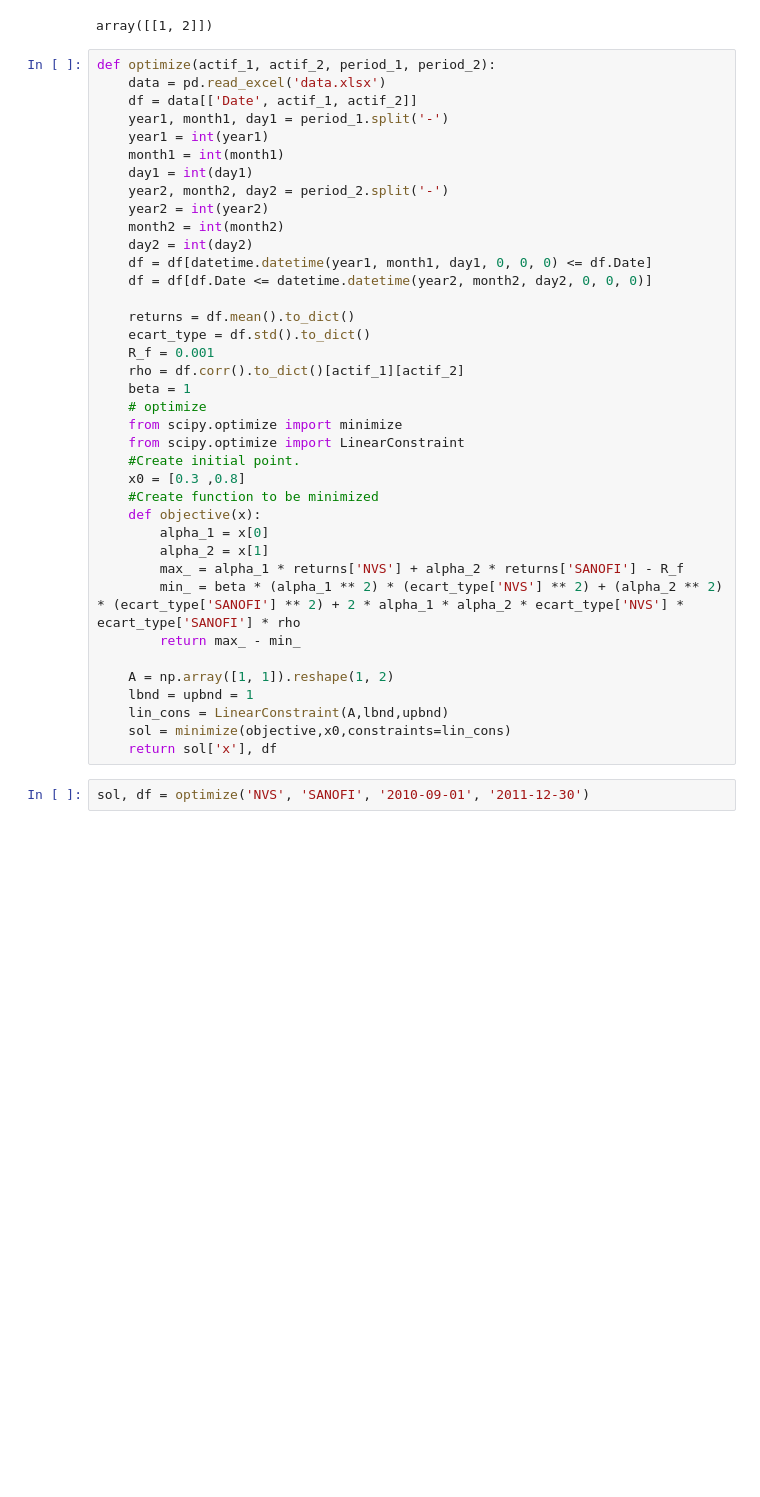
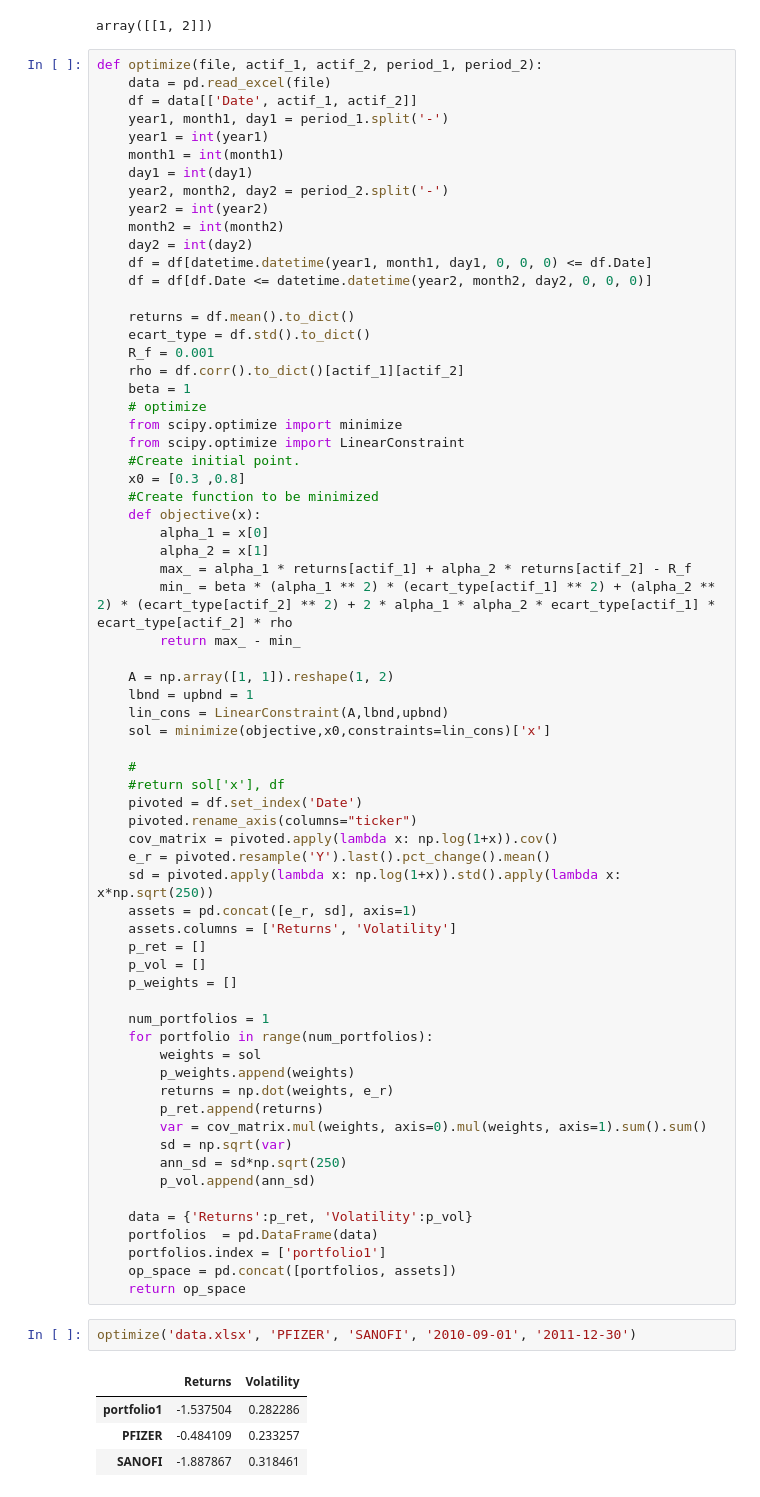
Before and after one commit to lnsongxf/dynamic-conditional-correlation, a Jupyter notebook: notebook.ipynb, the cells around one changed output. Saved outputs shown, nothing was run; the diff lists cells and outputs as text; blank space fills up the shorter version.

```diff
--- a/notebook.ipynb
+++ b/notebook.ipynb
@@ -335,8 +335,8 @@ fun: -7.036327331481066e-05
 # %% [output]
 array([[1, 2]])
 # %%
-def optimize(actif_1, actif_2, period_1, period_2):
-    data = pd.read_excel('data.xlsx')
+def optimize(file, actif_1, actif_2, period_1, period_2):
+    data = pd.read_excel(file)
     df = data[['Date', actif_1, actif_2]]
     year1, month1, day1 = period_1.split('-')
     year1 = int(year1)
@@ -363,14 +363,48 @@ def optimize(actif_1, actif_2, period_1, period_2):
     def objective(x):
         alpha_1 = x[0]
         alpha_2 = x[1]
-        max_ = alpha_1 * returns['NVS'] + alpha_2 * returns['SANOFI'] - R_f
-        min_ = beta * (alpha_1 ** 2) * (ecart_type['NVS'] ** 2) + (alpha_2 ** 2) * (ecart_type['SANOFI'] ** 2) + 2 * alpha_1 * alpha_2 * ecart_type['NVS'] * ecart_type['SANOFI'] * rho
+        max_ = alpha_1 * returns[actif_1] + alpha_2 * returns[actif_2] - R_f
+        min_ = beta * (alpha_1 ** 2) * (ecart_type[actif_1] ** 2) + (alpha_2 ** 2) * (ecart_type[actif_2] ** 2) + 2 * alpha_1 * alpha_2 * ecart_type[actif_1] * ecart_type[actif_2] * rho
         return max_ - min_
 
     A = np.array([1, 1]).reshape(1, 2)
     lbnd = upbnd = 1
     lin_cons = LinearConstraint(A,lbnd,upbnd)
-    sol = minimize(objective,x0,constraints=lin_cons)
-    return sol['x'], df
+    sol = minimize(objective,x0,constraints=lin_cons)['x']
+
+    #
+    #return sol['x'], df
+    pivoted = df.set_index('Date')
+    pivoted.rename_axis(columns="ticker")
+    cov_matrix = pivoted.apply(lambda x: np.log(1+x)).cov()
+    e_r = pivoted.resample('Y').last().pct_change().mean()
+    sd = pivoted.apply(lambda x: np.log(1+x)).std().apply(lambda x: x*np.sqrt(250))
+    assets = pd.concat([e_r, sd], axis=1)
+    assets.columns = ['Returns', 'Volatility']
+    p_ret = []
+    p_vol = []
+    p_weights = []
+
+    num_portfolios = 1
+    for portfolio in range(num_portfolios):
+        weights = sol
+        p_weights.append(weights)
+        returns = np.dot(weights, e_r)
+        p_ret.append(returns)
+        var = cov_matrix.mul(weights, axis=0).mul(weights, axis=1).sum().sum()
+        sd = np.sqrt(var)
+        ann_sd = sd*np.sqrt(250)
+        p_vol.append(ann_sd)
+
+    data = {'Returns':p_ret, 'Volatility':p_vol}
+    portfolios  = pd.DataFrame(data)
+    portfolios.index = ['portfolio1']
+    op_space = pd.concat([portfolios, assets])
+    return op_space
 # %%
-sol, df = optimize('NVS', 'SANOFI', '2010-09-01', '2011-12-30')
+optimize('data.xlsx', 'PFIZER', 'SANOFI', '2010-09-01', '2011-12-30')
+# %% [output]
+|  | Returns | Volatility |
+| portfolio1 | -1.537504 | 0.282286 |
+| PFIZER | -0.484109 | 0.233257 |
+| SANOFI | -1.887867 | 0.318461 |
```
Also changed, not shown: parts of 3 cells of this notebook.
